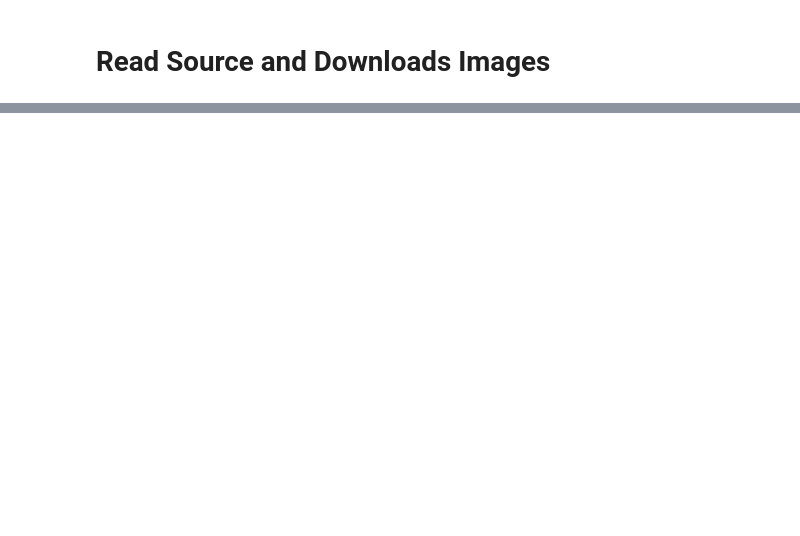
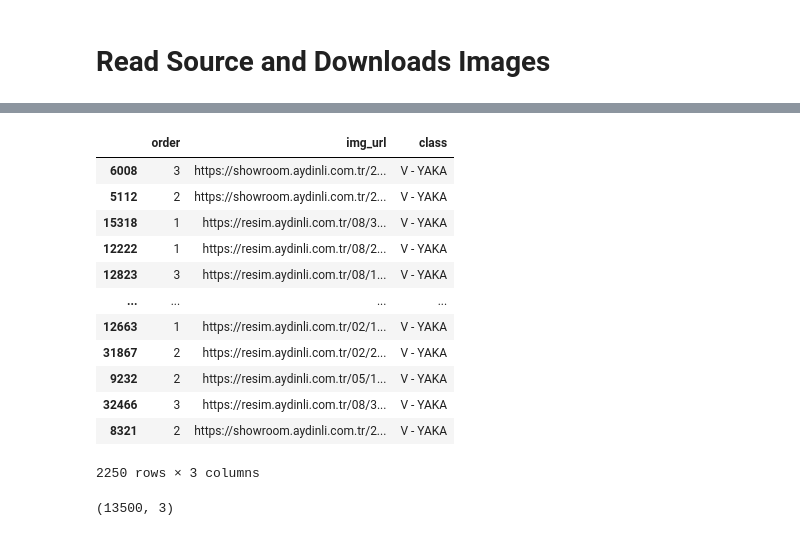
Before and after one commit to melihkacaman/neckline_classifier_Aydinli, a Jupyter notebook: notebooks/01 Get the Data.ipynb, the cells around one changed output, grey strips where cells are left out. Cells and saved outputs as stored; diff of their text form; code cells hidden in the pictures; blank space fills up the shorter version.

```diff
--- a/notebooks/01 Get the Data.ipynb
+++ b/notebooks/01 Get the Data.ipynb
@@ -18,0 +60,28 @@ data.shape
+# %%
+data[data['class'] == "V - YAKA"].sample(frac=1).iloc[:2250, :]
+# %% [output]
+|  | order | img_url | class |
+| 6008 | 3 | https://showroom.aydinli.com.tr/2... | V - YAKA |
+| 5112 | 2 | https://showroom.aydinli.com.tr/2... | V - YAKA |
+| 15318 | 1 | https://resim.aydinli.com.tr/08/3... | V - YAKA |
+| 12222 | 1 | https://resim.aydinli.com.tr/08/2... | V - YAKA |
+| 12823 | 3 | https://resim.aydinli.com.tr/08/1... | V - YAKA |
+| ... | ... | ... | ... |
+| 12663 | 1 | https://resim.aydinli.com.tr/02/1... | V - YAKA |
+| 31867 | 2 | https://resim.aydinli.com.tr/02/2... | V - YAKA |
+| 9232 | 2 | https://resim.aydinli.com.tr/05/1... | V - YAKA |
+| 32466 | 3 | https://resim.aydinli.com.tr/08/3... | V - YAKA |
+| 8321 | 2 | https://showroom.aydinli.com.tr/2... | V - YAKA |
+2250 rows × 3 columns
+# %%
+data_min_balanced_df = pd.DataFrame()
+
+for c in data['class'].value_counts().index:
+    data_min_balanced_df = pd.concat([
+        data_min_balanced_df,
+        data[data['class'] == c].sample(frac=1, random_state=42).iloc[:2250, :]
+    ])
+
+data_min_balanced_df.shape
+# %% [output]
+(13500, 3)
```
Also changed, not shown: parts of 24 cells of this notebook, 1 other file.
